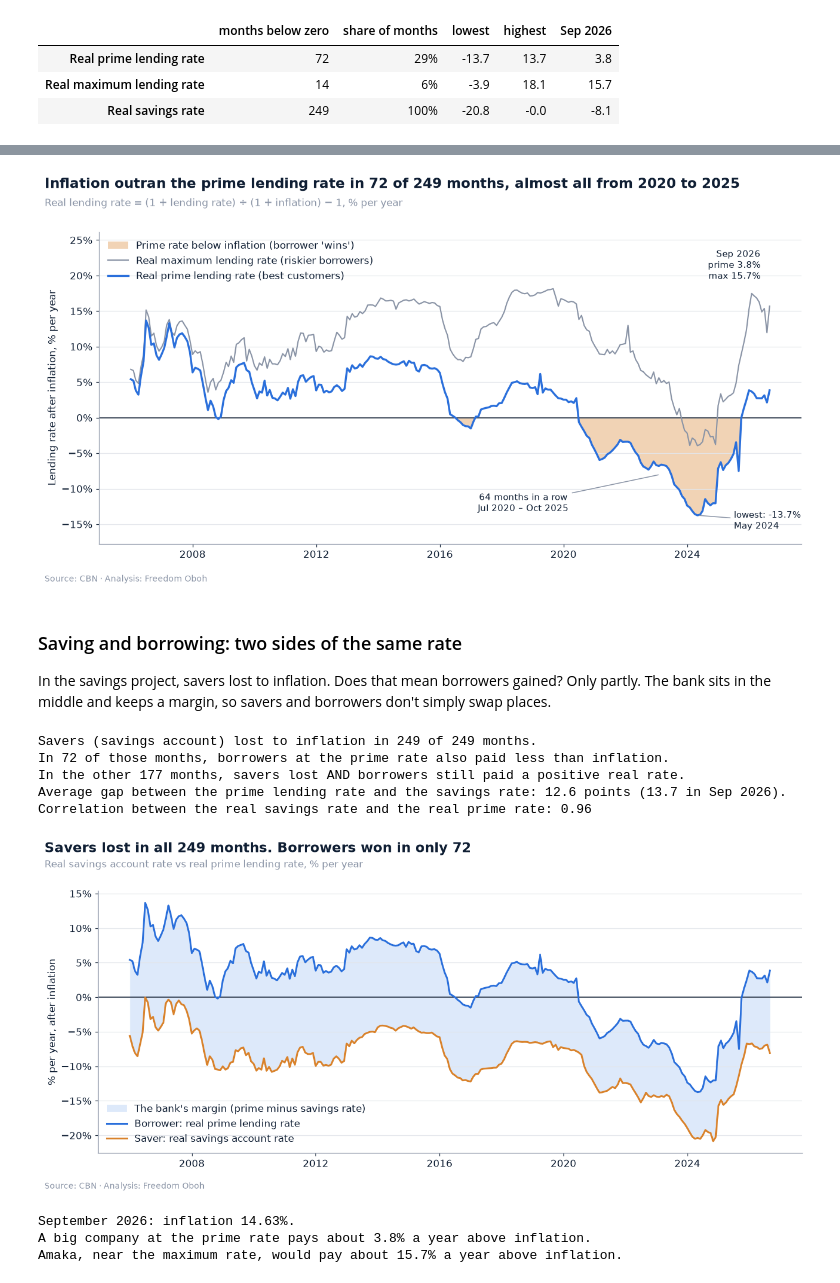
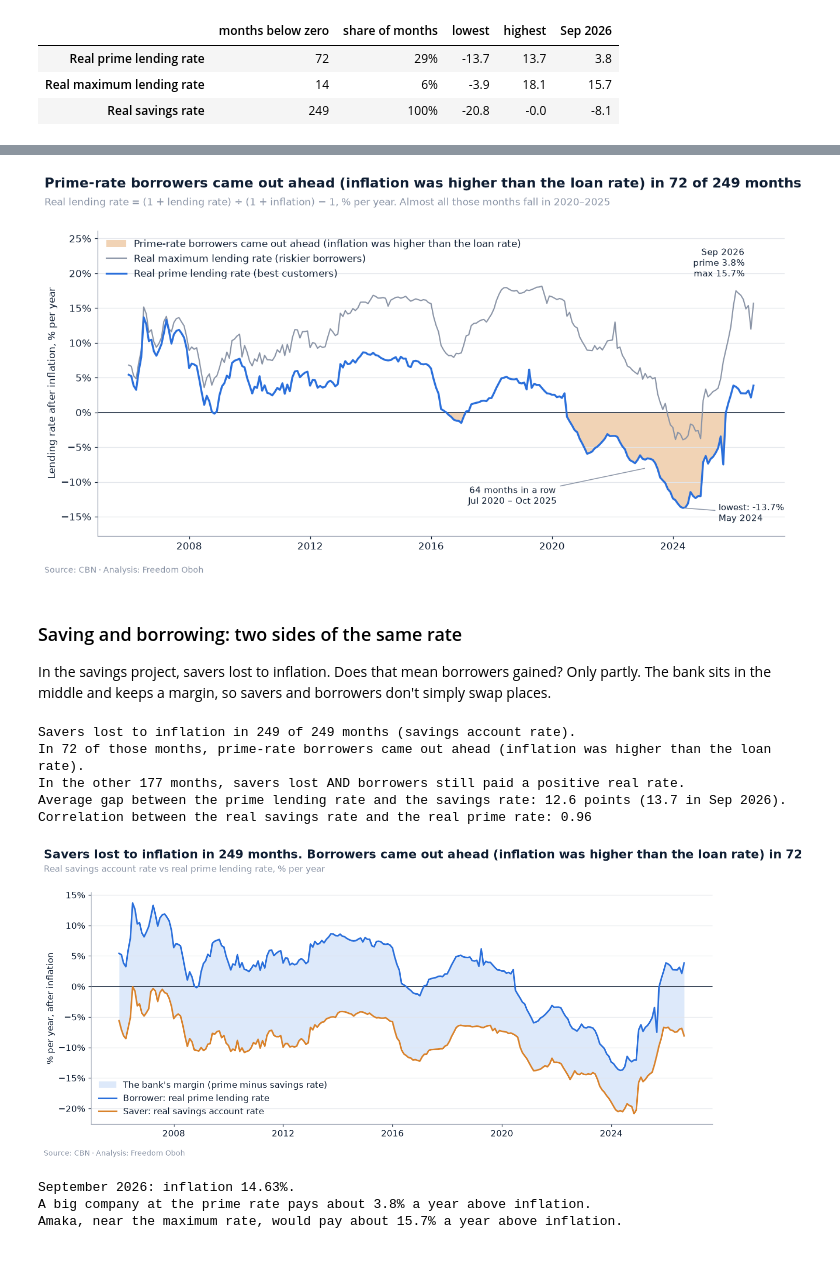
Before and after one commit to Freedom15dev/nigeria-credit-squeeze, a Jupyter notebook: notebooks/credit_squeeze.ipynb, the cells around one changed output, grey strips where cells are left out. Drawn from its saved outputs; the diff is of its cells as text; code cells hidden in the pictures.

```diff
--- a/notebooks/credit_squeeze.ipynb
+++ b/notebooks/credit_squeeze.ipynb
@@ -293,7 +294,7 @@ fig, ax = plt.subplots(figsize=(12, 6.3))
 x = real.index
 ax.axhline(0, color=style.NAVY, linewidth=1)
 ax.fill_between(x, real["prime"], 0, where=real["prime"] < 0, interpolate=True, color=style.ORANGE, alpha=0.35,
-                linewidth=0, label="Prime rate below inflation (borrower 'wins')")
+                linewidth=0, label="Prime-rate borrowers came out ahead (inflation was higher than the loan rate)")
 ax.plot(x, real["max"], color=style.GREY, linewidth=1.4, label="Real maximum lending rate (riskier borrowers)")
 ax.plot(x, real["prime"], color=style.BLUE, linewidth=2.2, label="Real prime lending rate (best customers)")
 
@@ -313,12 +314,12 @@ ax.set_ylabel("Lending rate after inflation, % per year")
 ax.set_ylim(min(real["prime"].min(), real["max"].min()) - 4, real["max"].max() + 8)
 ax.legend(loc="upper left", ncols=1)
 style.titles(fig, ax,
-             f"Inflation outran the prime lending rate in {neg_prime} of {n} months, almost all from {longest['from']:%Y} to {longest['to']:%Y}",
-             "Real lending rate = (1 + lending rate) ÷ (1 + inflation) − 1, % per year")
+             f"Prime-rate borrowers came out ahead (inflation was higher than the loan rate) in {neg_prime} of {n} months",
+             f"Real lending rate = (1 + lending rate) ÷ (1 + inflation) − 1, % per year. Almost all those months fall in {longest['from']:%Y}–{longest['to']:%Y}")
 style.finish(fig, "02_real_lending_rate.png")
 plt.show()
 # %% [output]
-[figure, old version]
+[figure, new version]
 # %% [markdown]
 ### Saving and borrowing: two sides of the same rate
 
@@ -327,35 +328,35 @@ In the savings project, savers lost to inflation. Does that mean borrowers gaine
 both = ((real["savings"] < 0) & (real["prime"] < 0)).sum()
 saver_lost_borrower_paid = ((real["savings"] < 0) & (real["prime"] >= 0)).sum()
 spread = (p["primeLending"] - p["savingsDeposit"])
-print(f"Savers (savings account) lost to inflation in {neg_sav} of {n} months.")
-print(f"In {both} of those months, borrowers at the prime rate also paid less than inflation.")
+print(f"Savers lost to inflation in {neg_sav} of {n} months (savings account rate).")
+print(f"In {both} of those months, prime-rate borrowers came out ahead (inflation was higher than the loan rate).")
 print(f"In the other {saver_lost_borrower_paid} months, savers lost AND borrowers still paid a positive real rate.")
 print(f"Average gap between the prime lending rate and the savings rate: {spread.mean():.1f} points "
       f"({spread.iloc[-1]:.1f} in {LAST:%b %Y}).")
 print(f"Correlation between the real savings rate and the real prime rate: {real['savings'].corr(real['prime']):.2f}")
 # %% [output]
-Savers (savings account) lost to inflation in 249 of 249 months.
-In 72 of those months, borrowers at the prime rate also paid less than inflation.
+Savers lost to inflation in 249 of 249 months (savings account rate).
+In 72 of those months, prime-rate borrowers came out ahead (inflation was higher than the loan rate).
 In the other 177 months, savers lost AND borrowers still paid a positive real rate.
 Average gap between the prime lending rate and the savings rate: 12.6 points (13.7 in Sep 2026).
 Correlation between the real savings rate and the real prime rate: 0.96
 # %%
 fig, ax = plt.subplots(figsize=(12, 5.5))
 ax.axhline(0, color=style.NAVY, linewidth=1)
 ax.fill_between(x, real["savings"], real["prime"], color=style.PALE_BLUE, alpha=0.7, linewidth=0,
                 label="The bank's margin (prime minus savings rate)")
 ax.plot(x, real["prime"], color=style.BLUE, linewidth=2, label="Borrower: real prime lending rate")
 ax.plot(x, real["savings"], color=style.ORANGE, linewidth=2, label="Saver: real savings account rate")
 ax.yaxis.set_major_formatter(mticker.PercentFormatter(decimals=0))
 ax.set_ylabel("% per year, after inflation")
 ax.legend(loc="lower left")
 style.titles(fig, ax,
-             f"Savers lost in all {neg_sav} months. Borrowers won in only {both}",
+             f"Savers lost to inflation in {neg_sav} months. Borrowers came out ahead (inflation was higher than the loan rate) in {both}",
              "Real savings account rate vs real prime lending rate, % per year")
 style.finish(fig, "02b_savers_vs_borrowers.png")
 plt.show()
 # %% [output]
-[figure, old version]
+[figure, new version]
 # %%
 r_prime_last, r_max_last = real["prime"].iloc[-1], real["max"].iloc[-1]
 print(f"{LAST:%B %Y}: inflation {p['inflation'].iloc[-1]:.2f}%.")
```
Also changed, not shown: parts of 35 cells of this notebook, 10 other files.
